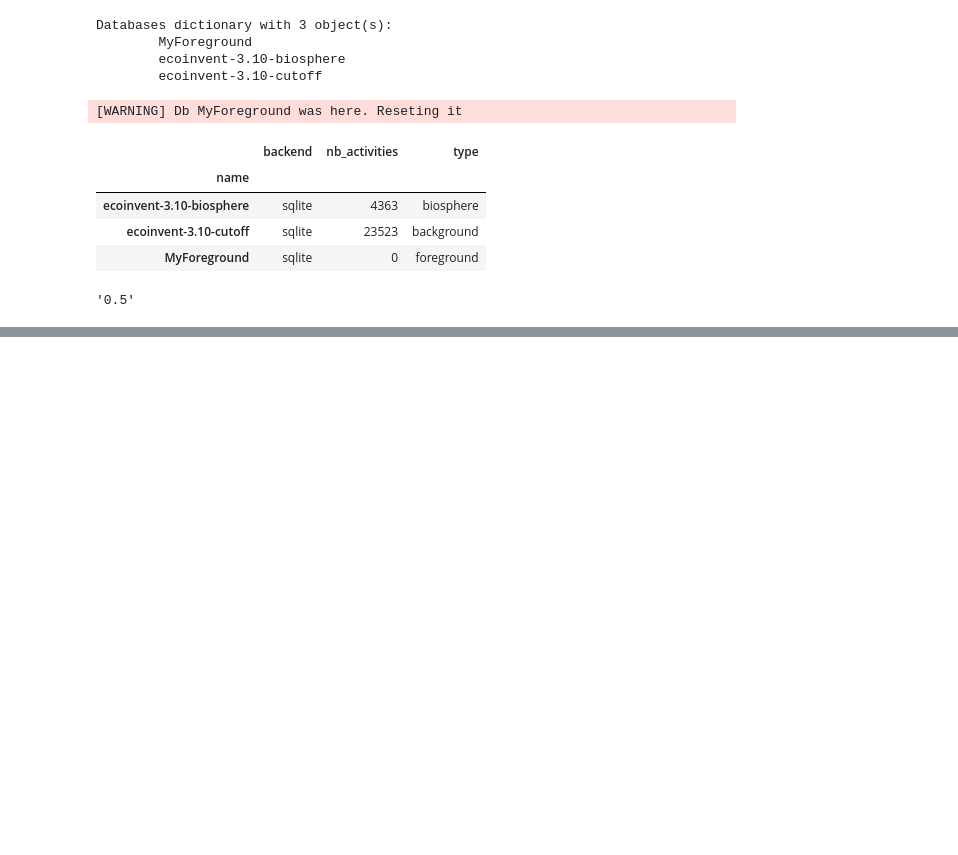
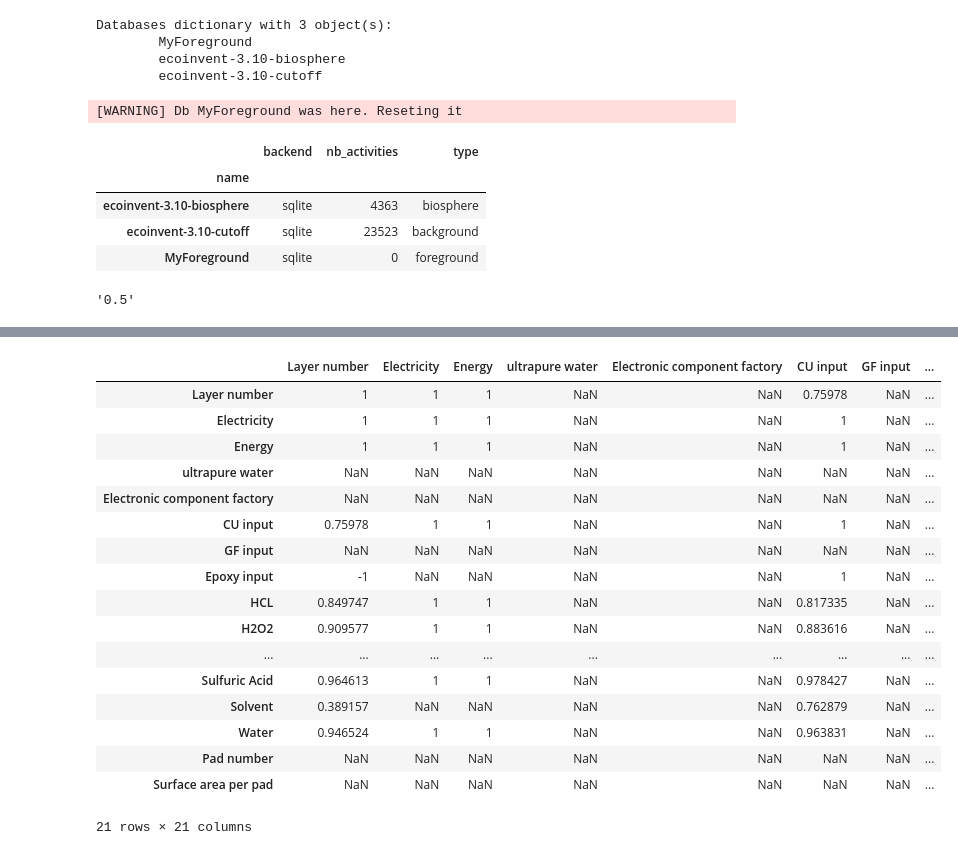
Before and after one commit to YannisRo/PCBs, a Jupyter notebook: PCB_data.ipynb, the cells around one changed output, grey strips where cells are left out. Saved outputs shown, nothing was run; the diff lists cells and outputs as text; code cells hidden in the pictures; blank space fills up the shorter version.

```diff
--- a/PCB_data.ipynb
+++ b/PCB_data.ipynb
@@ -199,0 +204,22 @@ create_pcb_local_datastorage(True)
+# %%
+df_treatment = pd.read_excel('Inventory_formated.xlsx')
+df_treatment.corr()
+# %% [output]
+|  | Layer number | Electricity | Energy | ultrapure water | Electronic component factory | CU input | GF input | ... |
+| Layer number | 1 | 1 | 1 | NaN | NaN | 0.75978 | NaN | ... |
+| Electricity | 1 | 1 | 1 | NaN | NaN | 1 | NaN | ... |
+| Energy | 1 | 1 | 1 | NaN | NaN | 1 | NaN | ... |
+| ultrapure water | NaN | NaN | NaN | NaN | NaN | NaN | NaN | ... |
+| Electronic component factory | NaN | NaN | NaN | NaN | NaN | NaN | NaN | ... |
+| CU input | 0.75978 | 1 | 1 | NaN | NaN | 1 | NaN | ... |
+| GF input | NaN | NaN | NaN | NaN | NaN | NaN | NaN | ... |
+| Epoxy input | -1 | NaN | NaN | NaN | NaN | 1 | NaN | ... |
+| HCL | 0.849747 | 1 | 1 | NaN | NaN | 0.817335 | NaN | ... |
+| H2O2 | 0.909577 | 1 | 1 | NaN | NaN | 0.883616 | NaN | ... |
+| ... | ... | ... | ... | ... | ... | ... | ... | ... |
+| Sulfuric Acid | 0.964613 | 1 | 1 | NaN | NaN | 0.978427 | NaN | ... |
+| Solvent | 0.389157 | NaN | NaN | NaN | NaN | 0.762879 | NaN | ... |
+| Water | 0.946524 | 1 | 1 | NaN | NaN | 0.963831 | NaN | ... |
+| Pad number | NaN | NaN | NaN | NaN | NaN | NaN | NaN | ... |
+| Surface area per pad | NaN | NaN | NaN | NaN | NaN | NaN | NaN | ... |
+21 rows × 21 columns
```
Also changed, not shown: parts of 2 cells of this notebook, 1 other file.
